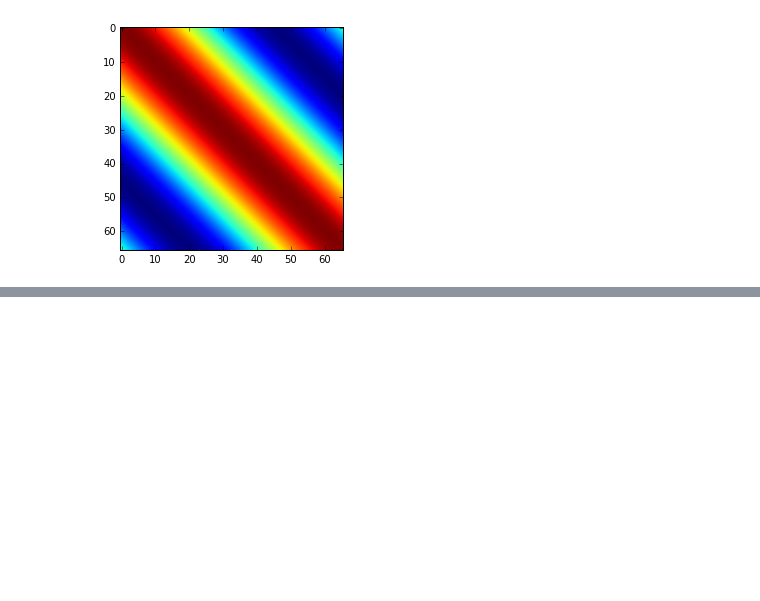
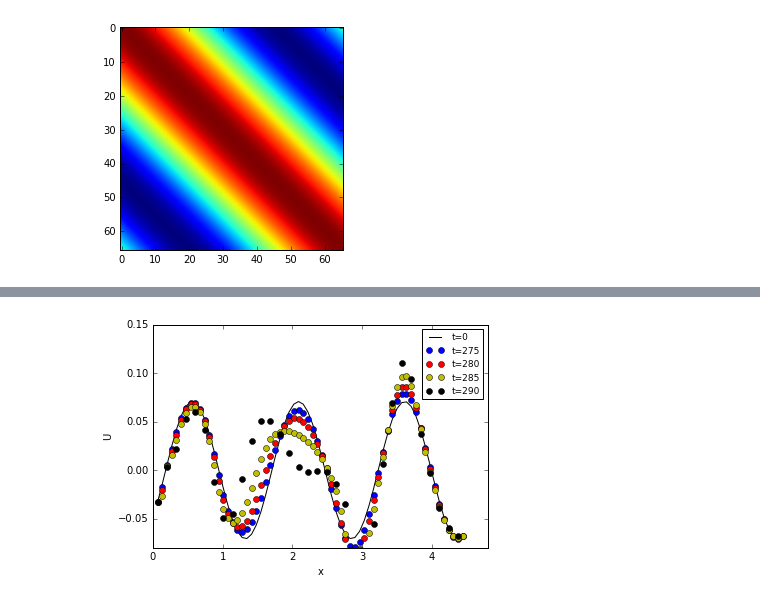
Before and after one commit to DSeligman/MAELSTROM2D, a Jupyter notebook: SkewShearPlots.ipynb, the cells around one changed output, grey strips where cells are left out. Drawn from its saved outputs; the diff is of its cells as text; code cells hidden in the pictures; blank space fills up the shorter version.

```diff
--- a/SkewShearPlots.ipynb
+++ b/SkewShearPlots.ipynb
@@ -138,0 +186,28 @@ imshow(uprime.T)
+# %%
+#plot(xl,vxo0.T[:,55],'y',label='y='+str(xl[55])[0:3])
+#plot(xl[::2],vxo.T[::2,55],'yo')
+
+plot(xl,vxo0.T[:,30],'k',label='t='+str(0)[0:3])
+plot(xl,vxo2.T[:,30],'bo',label='t='+str(ind2*5)[0:3])
+plot(xl,vxo3.T[:,30],'ro',label='t='+str(ind3*5.)[0:3])
+plot(xl,vxo4.T[:,30],'yo',label='t='+str(ind4*5.)[0:3])
+#plot(xl,vxo.T[:,30],'ko',label='y='+str(xl[30])[0:3])
+plot(xl[::2],vxo.T[::2,30],'ko',label='t='+str(ind1*5.)[0:3])
+
+
+
+#plot(xl,vxo0.T[:,15],'b',label='y='+str(xl[15])[0:3])
+#plot(xl[::2],vxo.T[::2,15],'bo')
+
+#plot(xl,vxo0.T[:,5],'r',label='y='+str(xl[5])[0:3])
+#plot(xl[::2],vxo.T[::2,5],'ro')
+
+ylim([-.08,.15])
+xlim([0.0,4.8])
+legend(prop={'size': 9})
+
+xlabel('x')
+ylabel('U')
+savefig('Higher_k_dispersion.pdf')
+# %% [output]
+[figure, added]
```
Also changed, not shown: parts of 4 cells of this notebook, 11 other files.
